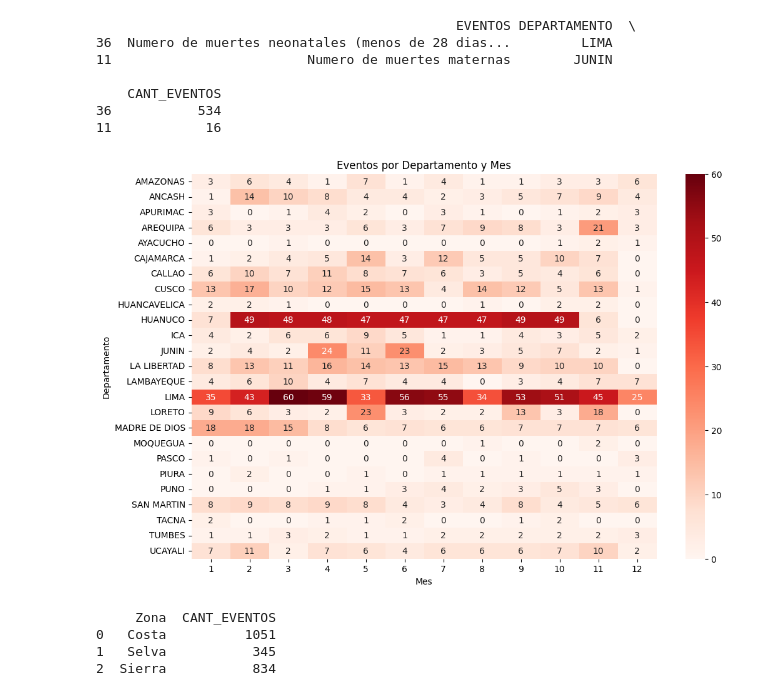
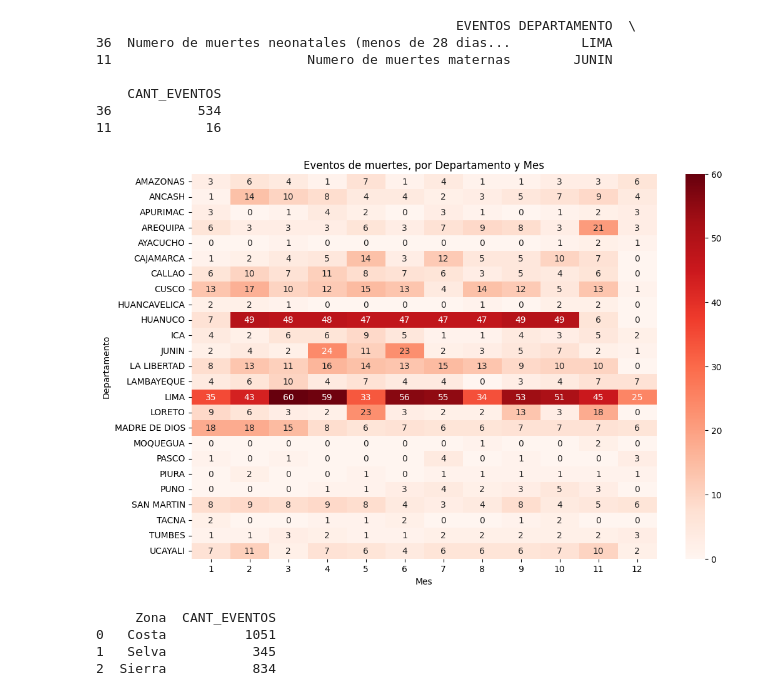
Before and after one commit to camiloalegre/EVENT_SALUD, a Jupyter notebook: Analisis_eventos_salud.ipynb, the cells around one changed output. Drawn from its saved outputs; the diff is of its cells as text; code cells hidden in the pictures.

```diff
--- a/Analisis_eventos_salud.ipynb
+++ b/Analisis_eventos_salud.ipynb
@@ -294,16 +348,16 @@ print(max_eventos_departamento)
 # %%
 # Crear tabla dinámica
 heatmap_data = muertes_data.pivot_table(values="CANT_EVENTOS", index="DEPARTAMENTO", columns="MES", aggfunc="sum", fill_value=0)
 
 # Mapa de calor
 plt.figure(figsize=(12, 8))
 sns.heatmap(heatmap_data, annot=True, fmt="d", cmap="Reds")
-plt.title("Eventos por Departamento y Mes")
+plt.title("Eventos de muertes, por Departamento y Mes")
 plt.xlabel("Mes")
 plt.ylabel("Departamento")
 plt.show()
 # %% [output]
-[figure, old version]
+[figure, new version]
 # %%
 # Total de eventos por Zona
 eventos_por_zona = muertes_data.groupby("Zona")["CANT_EVENTOS"].sum().reset_index()
```
Also changed, not shown: parts of 6 cells of this notebook.
